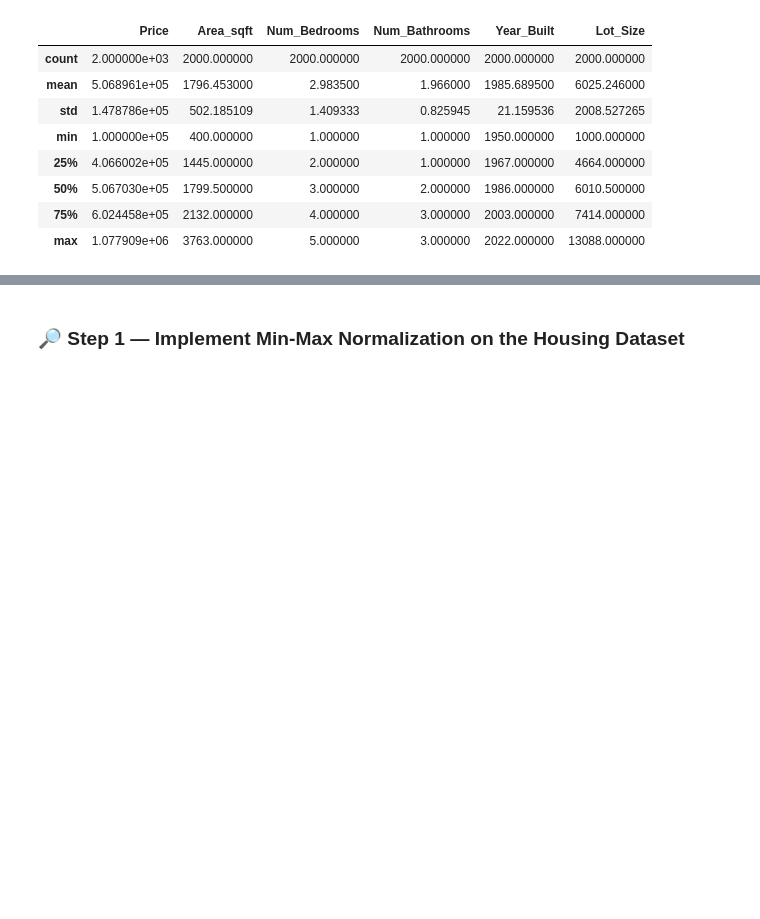
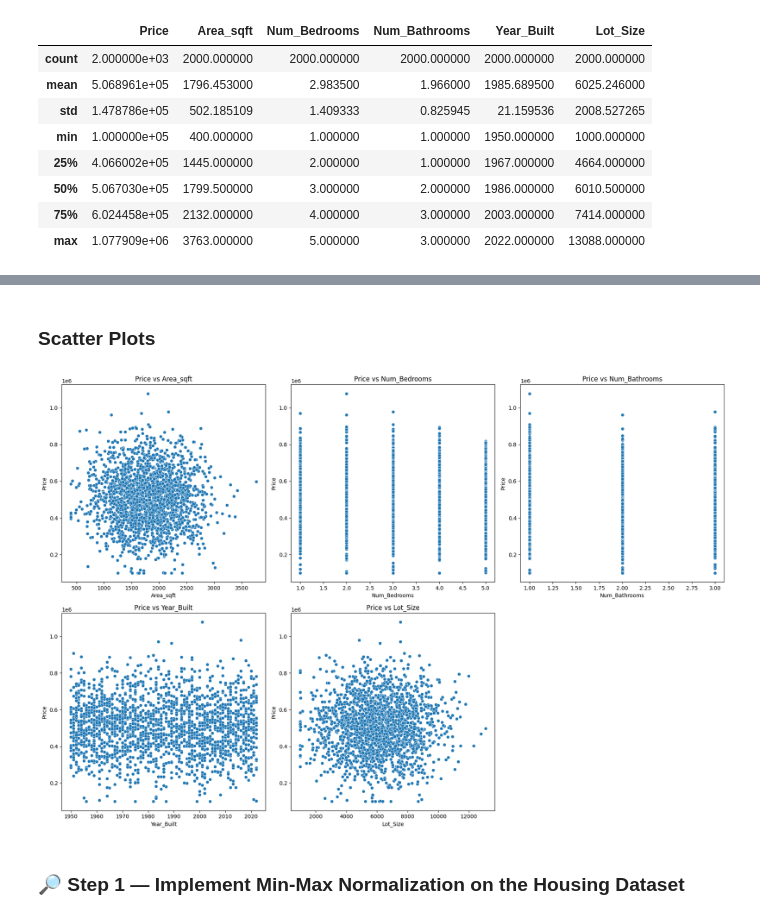
Before and after one commit to MandeepCon/MinMaxNormalization, a Jupyter notebook: MinMax_Normalization_Workshop.ipynb, the cells around one changed output, grey strips where cells are left out. Cells and saved outputs as stored; diff of their text form; code cells hidden in the pictures; blank space fills up the shorter version.

```diff
--- a/MinMax_Normalization_Workshop.ipynb
+++ b/MinMax_Normalization_Workshop.ipynb
@@ -179,3 +230,16 @@ housingdata.describe()
+# %% [markdown]
+### Scatter Plots
+# %%
+# Create scatter plots of each feature vs Price
+plt.figure(figsize=(18, 12))
+for i, col in enumerate([c for c in numeric_cols if c != 'Price'], 1):
+    plt.subplot(2, 3, i)
+    sns.scatterplot(x=housingdata[col], y=df['Price'])
+    plt.title(f'Price vs {col}')
+plt.tight_layout()
+plt.show()
+# %% [output]
+[figure, added]
 # %% [markdown]
 ### 🔎 Step 1 — Implement Min-Max Normalization on the Housing Dataset
 # %%
```
Also changed, not shown: parts of 11 cells of this notebook.
